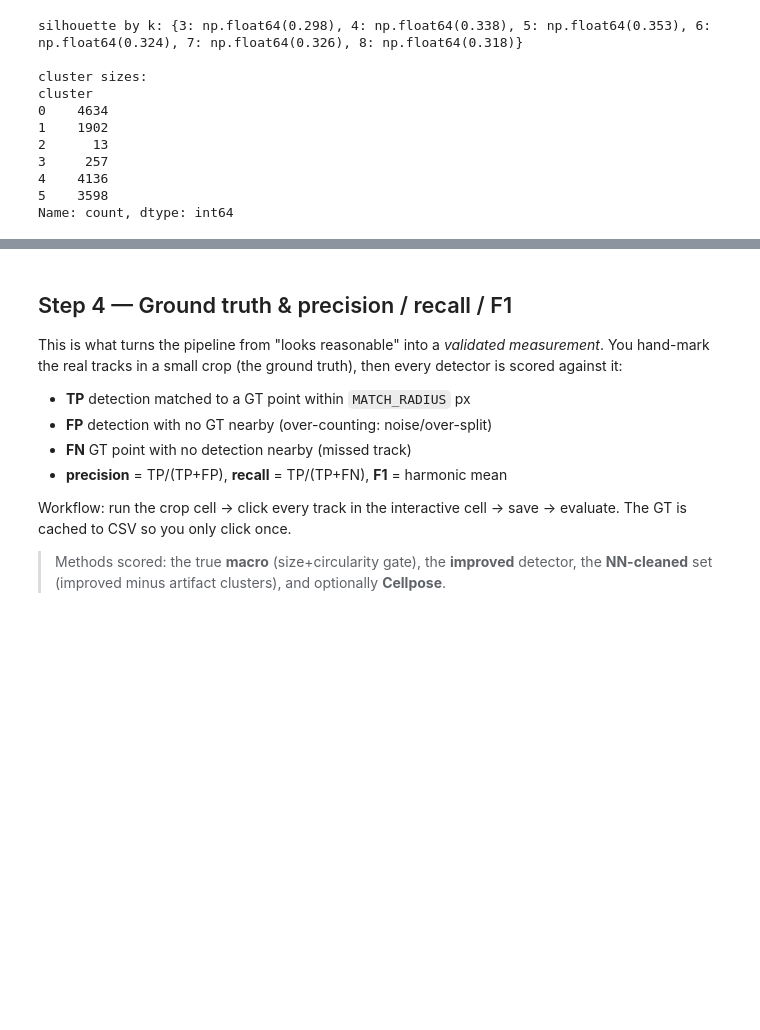
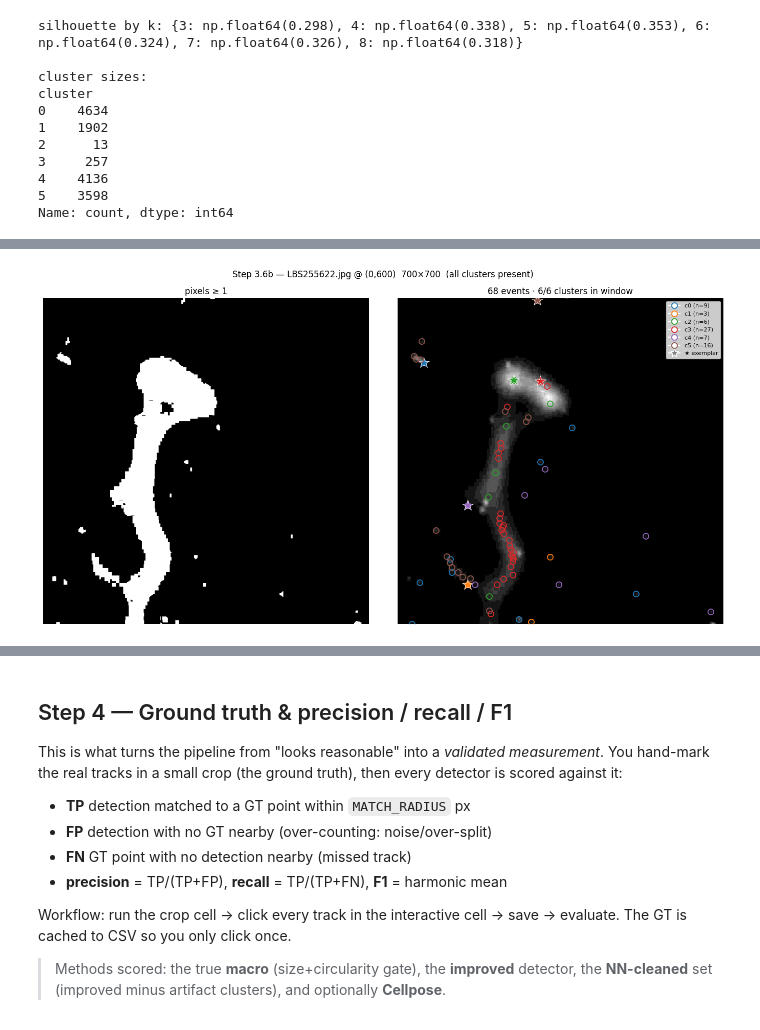
Before and after one commit to coccetti/radon, a Jupyter notebook: algorithms/radon_track_nn.ipynb, the cells around one changed output, grey strips where cells are left out. Cells and saved outputs as stored; diff of their text form; code cells hidden in the pictures; blank space fills up the shorter version.

Commit message:
NN cluster

```diff
--- a/algorithms/radon_track_nn.ipynb
+++ b/algorithms/radon_track_nn.ipynb
@@ -827,0 +842,80 @@ fig.suptitle("Mean patch per cluster"); plt.tight_layout(); plt.show()
+# %%
+# 3.6b — Pick a 700×700 ROI with ≥1 event per cluster and plot markers
+STEP36B_SIZE = 700
+STEP36B_STRETCH = 8
+STEP36B_GRID = 200
+
+_cl_cmap = plt.cm.tab10
+def _cl_color(cl):
+    return _cl_cmap(int(cl) % 10)
+
+def _cands_in_box(meta_df, image, x0, y0, size):
+    m = ((meta_df["image"] == image) &
+         (meta_df["cx"] >= x0) & (meta_df["cx"] < x0 + size) &
+         (meta_df["cy"] >= y0) & (meta_df["cy"] < y0 + size))
+    return meta_df.loc[m]
+
+def _pick_roi_all_clusters(meta_df, size, grid, n_clusters):
+    """Best window across all images: maximise distinct clusters, then candidate count."""
+    best = None
+    for path in IMAGES:
+        roi = load_roi(path)
+        name = path.name
+        mimg = meta_df[meta_df["image"] == name]
+        if mimg.empty:
+            continue
+        H, W = roi.shape
+        for y0 in range(0, max(H - size, 1), grid):
+            for x0 in range(0, max(W - size, 1), grid):
+                sub = _cands_in_box(mimg, name, x0, y0, size)
+                n_cl = int(sub["cluster"].nunique())
+                score = (n_cl, len(sub))
+                if best is None or score > best[0]:
+                    best = (score, name, x0, y0, sub)
+    return best
+
+best = _pick_roi_all_clusters(meta, STEP36B_SIZE, STEP36B_GRID, K)
+(n_cl, n_cand), img_name, x0, y0, cands = best
+clusters_present = sorted(cands["cluster"].unique())
+missing = [c for c in range(K) if c not in clusters_present]
+
+roi = next(load_roi(p) for p in IMAGES if p.name == img_name)
+crop = roi[y0:y0 + STEP36B_SIZE, x0:x0 + STEP36B_SIZE]
+stretch = np.clip(crop.astype(int) * STEP36B_STRETCH, 0, 255)
+noise = np.where(crop >= 1, 255, 0).astype(np.uint8)
+
+fig, ax = plt.subplots(1, 2, figsize=(14, 7))
+ax[0].imshow(noise, cmap="gray", vmin=0, vmax=255)
+ax[0].set_title("pixels ≥ 1"); ax[0].axis("off")
+
+ax[1].imshow(stretch, cmap="gray")
+for cl in clusters_present:
+    col = _cl_color(cl)
+    grp = cands[cands["cluster"] == cl]
+    for _, r in grp.iterrows():
+        ax[1].plot(r["cx"] - x0, r["cy"] - y0, "o", mfc="none", mec=col, ms=8, mew=1.3)
+
+from matplotlib.lines import Line2D
+legend = [Line2D([0], [0], marker="o", color="w", markeredgecolor=_cl_color(cl),
+                   markersize=8, mew=1.3, label=f"c{int(cl)} (n={int((cands['cluster']==cl).sum())})")
+            for cl in clusters_present]
+ax[1].legend(handles=legend, fontsize=8, loc="upper right")
+ax[1].set_title(f"{len(cands)} events · {n_cl}/{K} clusters in window")
+ax[1].axis("off")
+
+status = "all clusters present" if not missing else f"missing clusters {missing}"
+fig.suptitle(f"Step 3.6b — {img_name} @ ({x0},{y0})  {STEP36B_SIZE}×{STEP36B_SIZE}  ({status})",
+             y=1.01)
+plt.tight_layout()
+plt.savefig(CFG.out_dir / "step3_all_clusters_roi.png", dpi=120, bbox_inches="tight")
+plt.show()
+
+print(f"ROI: {img_name}  x0={x0}  y0={y0}  size={STEP36B_SIZE}")
+print(f"clusters in window: {clusters_present}  ({n_cl}/{K})")
+if missing:
+    print(f"WARNING: no {STEP36B_SIZE}×{STEP36B_SIZE} window contains all {K} clusters — showing best match.")
+else:
+    print("Found a window with at least one event per cluster.")
+print("Saved", CFG.out_dir / "step3_all_clusters_roi.png")
+# %% [output]
+[figure, added]
```
Also changed, not shown: parts of 19 cells of this notebook.
